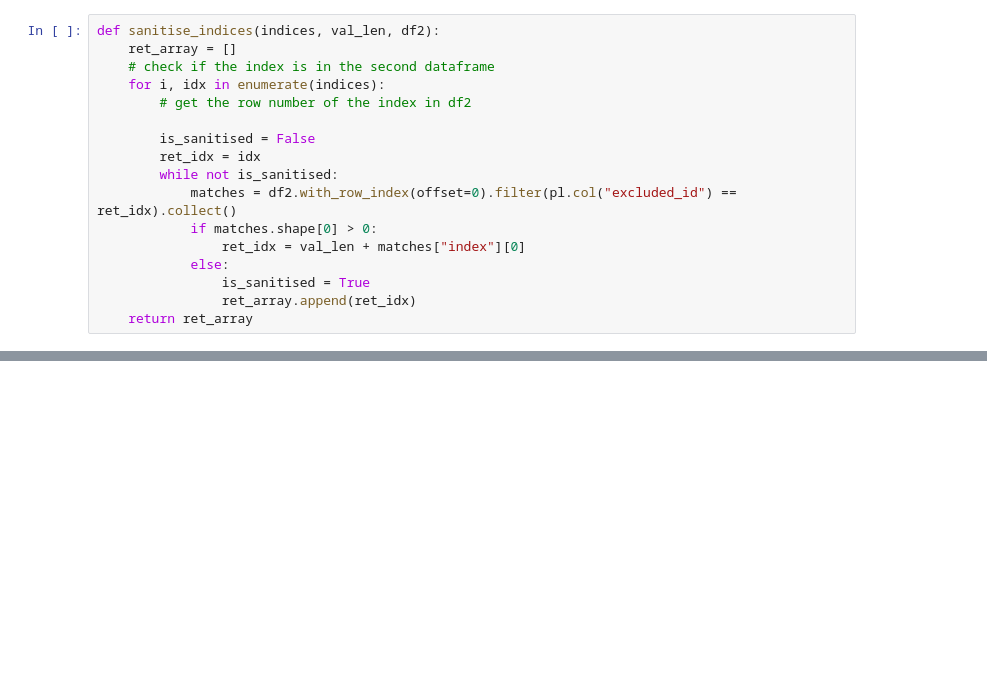
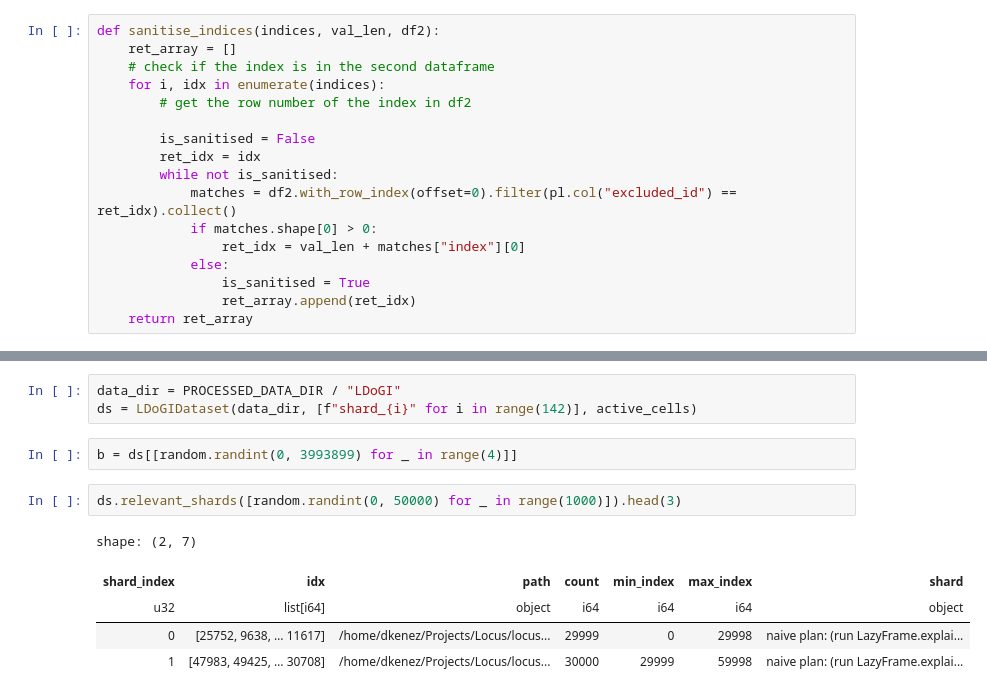
Before and after one commit to dKenez/locus-model, a Jupyter notebook: notebooks/dKenez-4.0-Data_loader_sandbox.ipynb, the cells around one changed output, grey strips where cells are left out. Saved outputs shown, nothing was run; the diff lists cells and outputs as text; blank space fills up the shorter version.

```diff
--- a/notebooks/dKenez-4.0-Data_loader_sandbox.ipynb
+++ b/notebooks/dKenez-4.0-Data_loader_sandbox.ipynb
@@ -95,0 +297,13 @@ for batch in batch_indices(batch_size, indices):
+# %%
+data_dir = PROCESSED_DATA_DIR / "LDoGI"
+ds = LDoGIDataset(data_dir, [f"shard_{i}" for i in range(142)], active_cells)
+# %%
+b = ds[[random.randint(0, 3993899) for _ in range(4)]]
+# %%
+ds.relevant_shards([random.randint(0, 50000) for _ in range(1000)]).head(3)
+# %% [output]
+shape: (2, 7)
+| shard_index | idx | path | count | min_index | max_index | shard |
+| u32 | list[i64] | object | i64 | i64 | i64 | object |
+| 0 | [25752, 9638, … 11617] | /home/dkenez/Projects/Locus/locus... | 29999 | 0 | 29998 | naive plan: (run LazyFrame.explai... |
+| 1 | [47983, 49425, … 30708] | /home/dkenez/Projects/Locus/locus... | 30000 | 29999 | 59998 | naive plan: (run LazyFrame.explai... |
```
Also changed, not shown: parts of 21 cells of this notebook, 8 other files.
